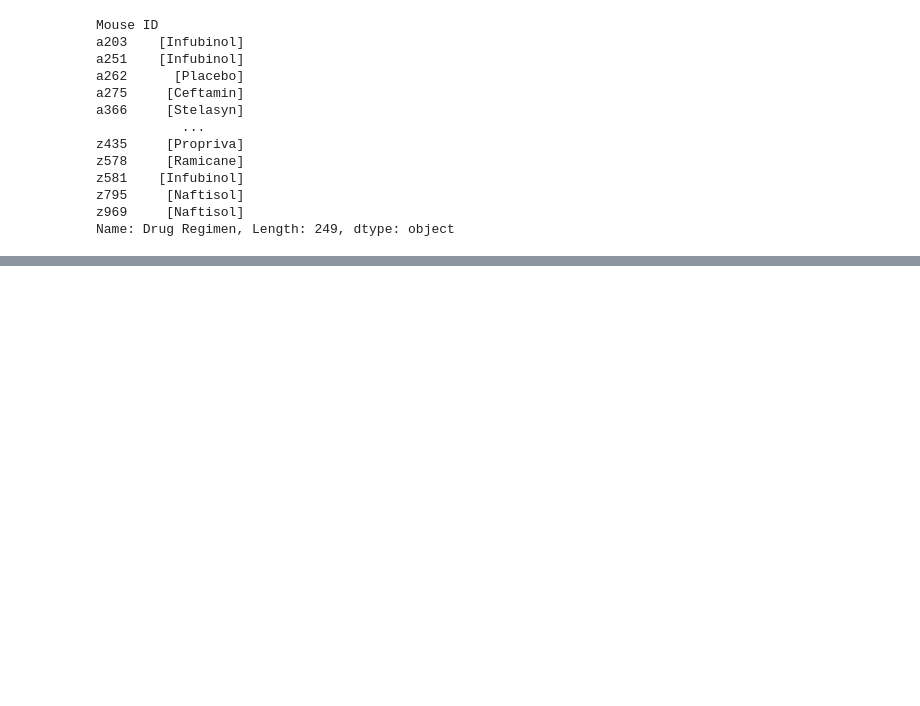
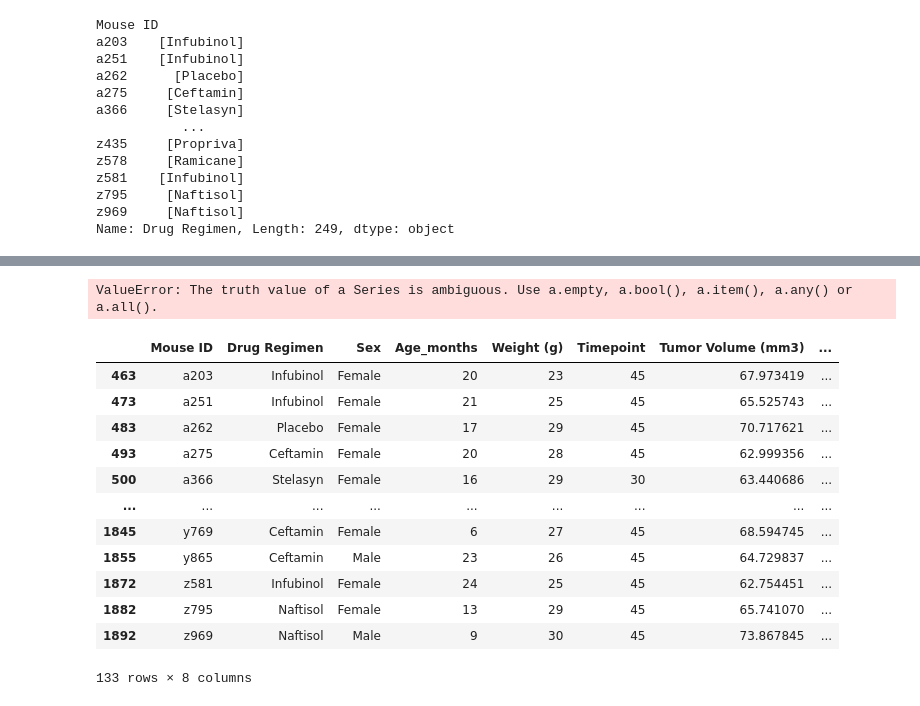
Before and after one commit to emedina2/Matplotlib_Homework, a Jupyter notebook: 02-Homework/05-Matplotlib/Instructions/Pymaceuticals/Pymaceuticals.ipynb, the cells around one changed output, grey strips where cells are left out. Cells and saved outputs as stored; diff of their text form; code cells hidden in the pictures; blank space fills up the shorter version.

```diff
--- a/02-Homework/05-Matplotlib/Instructions/Pymaceuticals/Pymaceuticals.ipynb
+++ b/02-Homework/05-Matplotlib/Instructions/Pymaceuticals/Pymaceuticals.ipynb
@@ -180,9 +207,40 @@ box_plot
 # %%
 # Determine outliers using upper and lower bounds
+outliers=[]
 for treatment in treatments:
-    if
-new_box_data = box_data['Tumor Volume (mm3)'].between(box_plot['Upper Bound'], box_plot['Lower Bound'])
-new_box_data
+    if last_timepoint['Drug Regimen'] == treatment:
+        try:
+            upperbound = box_plot.loc[treatment,'Upper Bound']
+            lowerbound = box_plot.loc[treatment,'Lower Bound']
+            x = last_timepoint['Tumor Volume (mm3)'] > upperbound |\
+            last_timepoint['Tumor Volume (mm3)'] < lowerbound
+            outliers.append(x)
+        except:
+            print("no luck")
+
+
+    #new_box_data.append(last_timepoint[last_timepoint['Tumor Volume (mm3)'].between(box_plot.loc[treatment,'Upper Bound'], box_plot.loc[treatment,'Lower Bound']) == False])
+#pd.concat(new_box_data)
+outliers
+# %% [output]
+ValueError: The truth value of a Series is ambiguous. Use a.empty, a.bool(), a.item(), a.any() or a.all().
+# %%
+test = last_timepoint[last_timepoint['Tumor Volume (mm3)'].between(box_plot.loc['Ramicane','Upper Bound'], box_plot.loc['Ramicane','Lower Bound']) == False]
+test
+# %% [output]
+|  | Mouse ID | Drug Regimen | Sex | Age_months | Weight (g) | Timepoint | Tumor Volume (mm3) | ... |
+| 463 | a203 | Infubinol | Female | 20 | 23 | 45 | 67.973419 | ... |
+| 473 | a251 | Infubinol | Female | 21 | 25 | 45 | 65.525743 | ... |
+| 483 | a262 | Placebo | Female | 17 | 29 | 45 | 70.717621 | ... |
+| 493 | a275 | Ceftamin | Female | 20 | 28 | 45 | 62.999356 | ... |
+| 500 | a366 | Stelasyn | Female | 16 | 29 | 30 | 63.440686 | ... |
+| ... | ... | ... | ... | ... | ... | ... | ... | ... |
+| 1845 | y769 | Ceftamin | Female | 6 | 27 | 45 | 68.594745 | ... |
+| 1855 | y865 | Ceftamin | Male | 23 | 26 | 45 | 64.729837 | ... |
+| 1872 | z581 | Infubinol | Female | 24 | 25 | 45 | 62.754451 | ... |
+| 1882 | z795 | Naftisol | Female | 13 | 29 | 45 | 65.741070 | ... |
+| 1892 | z969 | Naftisol | Male | 9 | 30 | 45 | 73.867845 | ... |
+133 rows × 8 columns
 # %%
 # Generate a box plot of the final tumor volume of each mouse across four regimens of interest
 # %%
```
Also changed, not shown: parts of 4 cells of this notebook.
